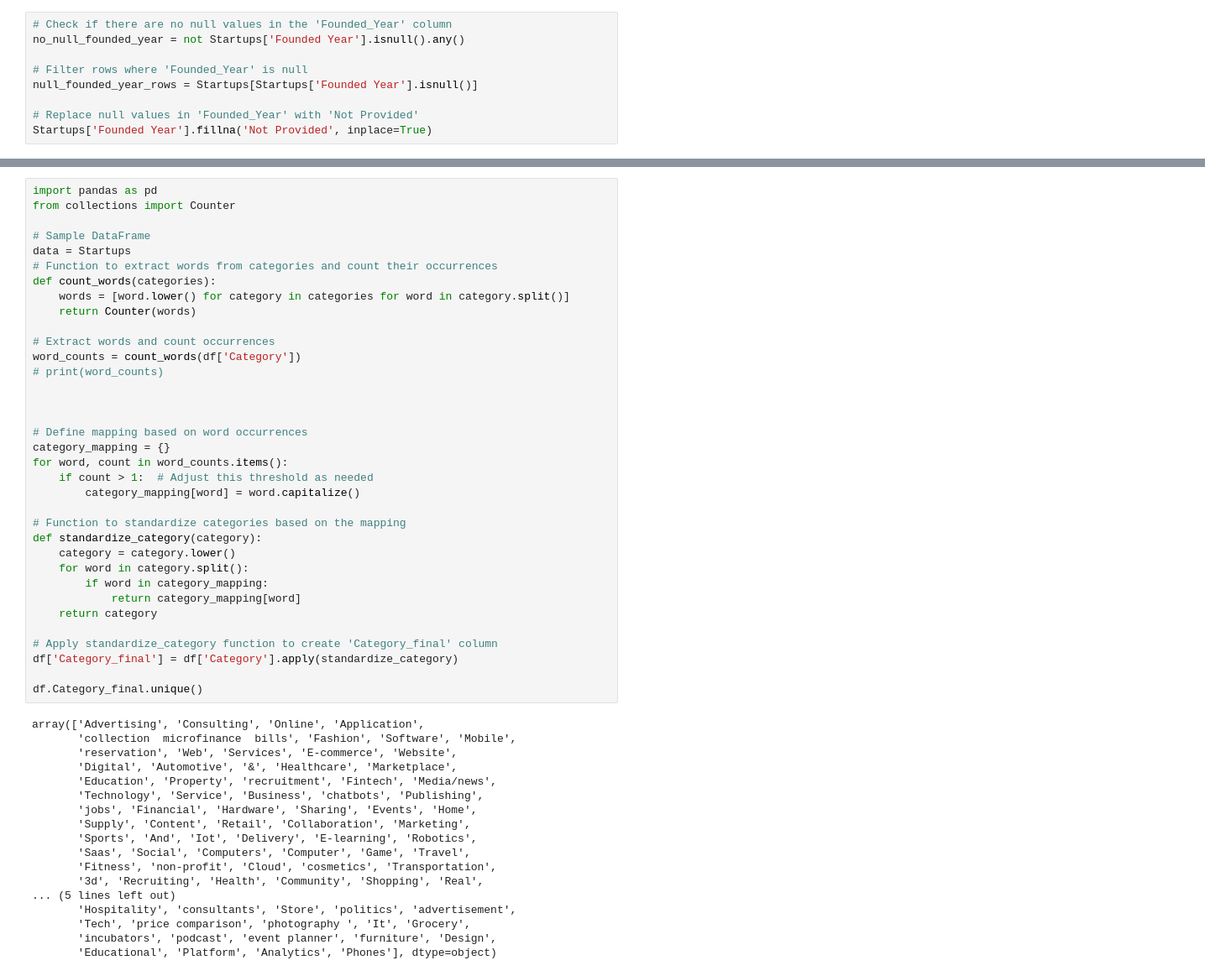
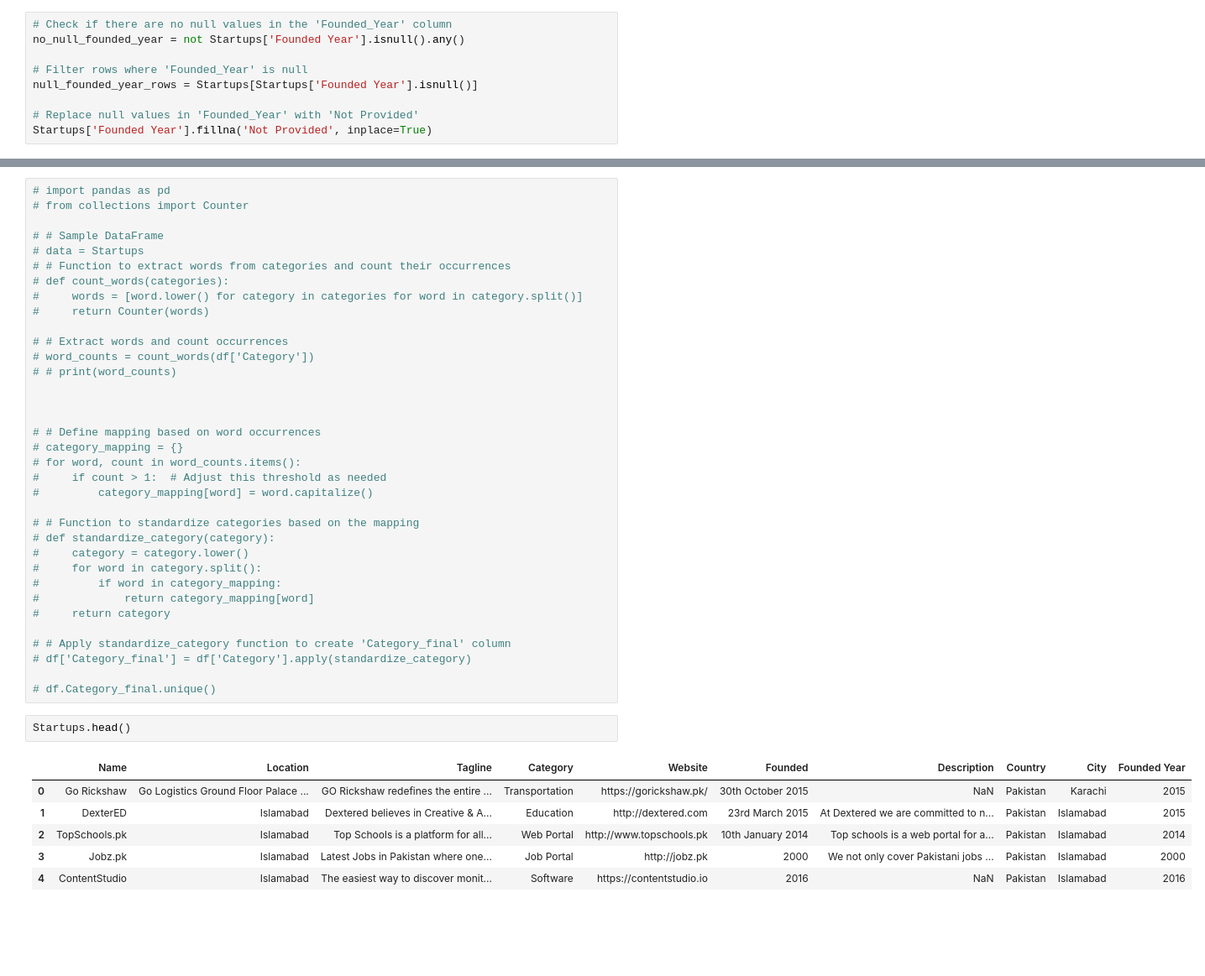
Before and after one commit to NimraZeeshan/Pakistan_startup_census, a Jupyter notebook: paksitan_startup_analysis.ipynb, the cells around one changed output, grey strips where cells are left out. Shown at 84% size. Cells and saved outputs as stored; diff of their text form; blank space fills up the shorter version.

```diff
--- a/paksitan_startup_analysis.ipynb
+++ b/paksitan_startup_analysis.ipynb
@@ -534,53 +535,44 @@ Name: Category, Length: 260, dtype: int64
 # %%
-import pandas as pd
-from collections import Counter
+# import pandas as pd
+# from collections import Counter
 
-# Sample DataFrame
-data = Startups
-# Function to extract words from categories and count their occurrences
-def count_words(categories):
-    words = [word.lower() for category in categories for word in category.split()]
-    return Counter(words)
+# # Sample DataFrame
+# data = Startups
+# # Function to extract words from categories and count their occurrences
+# def count_words(categories):
+#     words = [word.lower() for category in categories for word in category.split()]
+#     return Counter(words)
 
-# Extract words and count occurrences
-word_counts = count_words(df['Category'])
-# print(word_counts)
+# # Extract words and count occurrences
+# word_counts = count_words(df['Category'])
+# # print(word_counts)
 
 
 
-# Define mapping based on word occurrences
-category_mapping = {}
-for word, count in word_counts.items():
-    if count > 1:  # Adjust this threshold as needed
-        category_mapping[word] = word.capitalize()
+# # Define mapping based on word occurrences
+# category_mapping = {}
+# for word, count in word_counts.items():
+#     if count > 1:  # Adjust this threshold as needed
+#         category_mapping[word] = word.capitalize()
 
-# Function to standardize categories based on the mapping
-def standardize_category(category):
-    category = category.lower()
-    for word in category.split():
-        if word in category_mapping:
-            return category_mapping[word]
-    return category
+# # Function to standardize categories based on the mapping
+# def standardize_category(category):
+#     category = category.lower()
+#     for word in category.split():
+#         if word in category_mapping:
+#             return category_mapping[word]
+#     return category
 
-# Apply standardize_category function to create 'Category_final' column
-df['Category_final'] = df['Category'].apply(standardize_category)
+# # Apply standardize_category function to create 'Category_final' column
+# df['Category_final'] = df['Category'].apply(standardize_category)
 
-df.Category_final.unique()
+# df.Category_final.unique()
-# %% [output]
-array(['Advertising', 'Consulting', 'Online', 'Application',
-       'collection  microfinance  bills', 'Fashion', 'Software', 'Mobile',
-       'reservation', 'Web', 'Services', 'E-commerce', 'Website',
-       'Digital', 'Automotive', '&', 'Healthcare', 'Marketplace',
-       'Education', 'Property', 'recruitment', 'Fintech', 'Media/news',
-       'Technology', 'Service', 'Business', 'chatbots', 'Publishing',
-       'jobs', 'Financial', 'Hardware', 'Sharing', 'Events', 'Home',
-       'Supply', 'Content', 'Retail', 'Collaboration', 'Marketing',
-       'Sports', 'And', 'Iot', 'Delivery', 'E-learning', 'Robotics',
-       'Saas', 'Social', 'Computers', 'Computer', 'Game', 'Travel',
-       'Fitness', 'non-profit', 'Cloud', 'cosmetics', 'Transportation',
-       '3d', 'Recruiting', 'Health', 'Community', 'Shopping', 'Real',
-... (5 lines left out)
-       'Hospitality', 'consultants', 'Store', 'politics', 'advertisement',
-       'Tech', 'price comparison', 'photography ', 'It', 'Grocery',
-       'incubators', 'podcast', 'event planner', 'furniture', 'Design',
-       'Educational', 'Platform', 'Analytics', 'Phones'], dtype=object)
+# %%
+Startups.head()
+# %% [output]
+|  | Name | Location | Tagline | Category | Website | Founded | Description | Country | City | Founded Year |
+| 0 | Go Rickshaw | Go Logistics Ground Floor Palace ... | GO Rickshaw redefines the entire ... | Transportation | https://gorickshaw.pk/ | 30th October 2015 | NaN | Pakistan | Karachi | 2015 |
+| 1 | DexterED | Islamabad | Dextered believes in Creative & A... | Education | http://dextered.com | 23rd March 2015 | At Dextered we are committed to n... | Pakistan | Islamabad | 2015 |
+| 2 | TopSchools.pk | Islamabad | Top Schools is a platform for all... | Web Portal | http://www.topschools.pk | 10th January 2014 | Top schools is a web portal for a... | Pakistan | Islamabad | 2014 |
+| 3 | Jobz.pk | Islamabad | Latest Jobs in Pakistan where one... | Job Portal | http://jobz.pk | 2000 | We not only cover Pakistani jobs ... | Pakistan | Islamabad | 2000 |
+| 4 | ContentStudio | Islamabad | The easiest way to discover monit... | Software | https://contentstudio.io | 2016 | NaN | Pakistan | Islamabad | 2016 |
```
Also changed, not shown: parts of 25 cells of this notebook, 15 other files.
